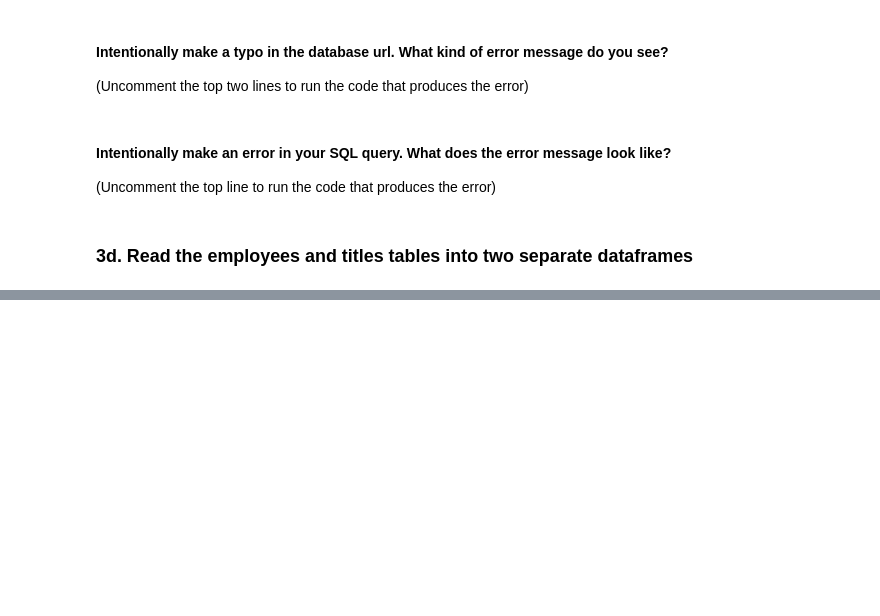
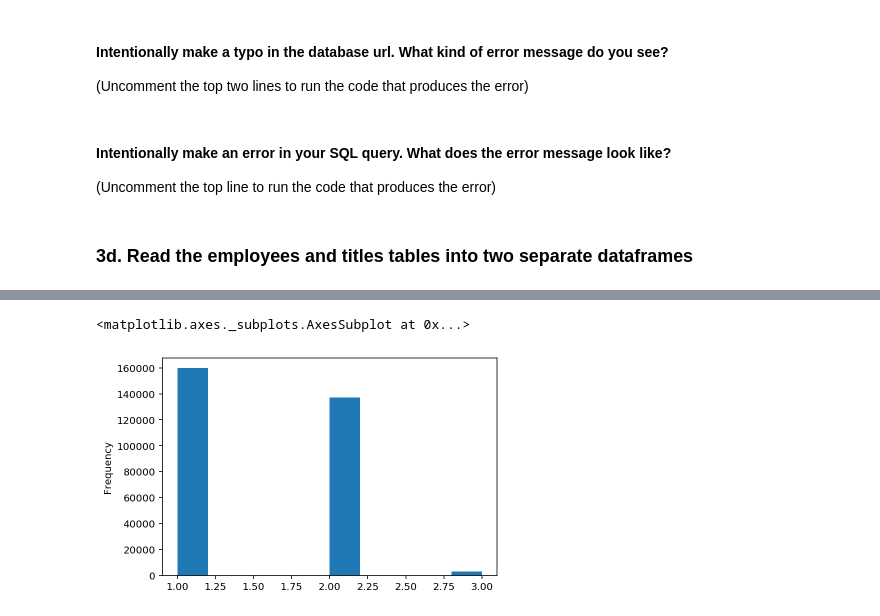
Before and after one commit to adam-gomez/numpy-pandas-visualization-exercises, a Jupyter notebook: advanced_dataframes.ipynb, the cells around one changed output, grey strips where cells are left out. Drawn from its saved outputs; the diff is of its cells as text; code cells hidden in the pictures; blank space fills up the shorter version.

```diff
--- a/advanced_dataframes.ipynb
+++ b/advanced_dataframes.ipynb
@@ -344,0 +426,5 @@ pd.read_sql('SELECT * FROM employees LIMIT 5 OFFSET 50', url)
+# %%
+titles['emp_no'].value_counts().plot.hist()
+# %% [output]
+<matplotlib.axes._subplots.AxesSubplot at 0x...>
+[figure, added]
```
Also changed, not shown: parts of 38 cells of this notebook.
